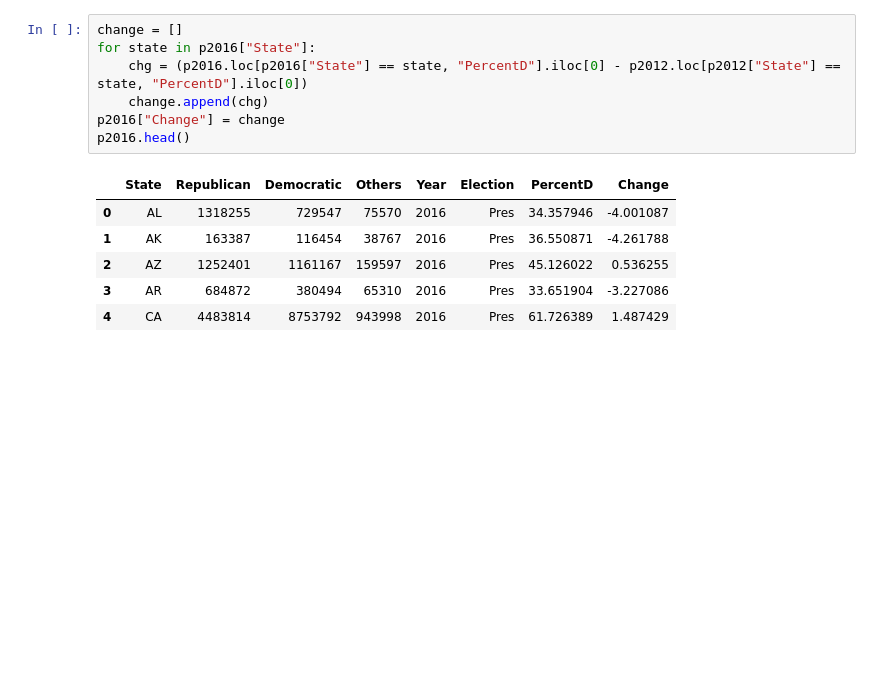
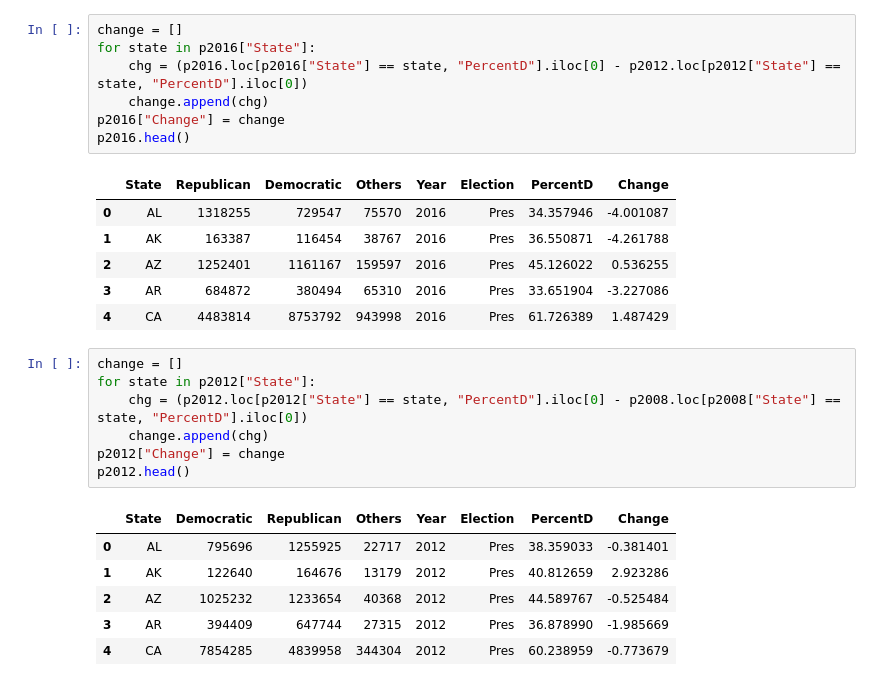
Before and after one commit to arhunt/elections_vs_bkgr_checks, a Jupyter notebook: pres_data_cleanup.ipynb, the cells around one changed output. Cells and saved outputs as stored; diff of their text form; blank space fills up the shorter version.

```diff
--- a/pres_data_cleanup.ipynb
+++ b/pres_data_cleanup.ipynb
@@ -387,3 +413,17 @@ p2016.head()
 | 2 | AZ | 1252401 | 1161167 | 159597 | 2016 | Pres | 45.126022 | 0.536255 |
 | 3 | AR | 684872 | 380494 | 65310 | 2016 | Pres | 33.651904 | -3.227086 |
 | 4 | CA | 4483814 | 8753792 | 943998 | 2016 | Pres | 61.726389 | 1.487429 |
+# %%
+change = []
+for state in p2012["State"]:
+    chg = (p2012.loc[p2012["State"] == state, "PercentD"].iloc[0] - p2008.loc[p2008["State"] == state, "PercentD"].iloc[0])
+    change.append(chg)
+p2012["Change"] = change
+p2012.head()
+# %% [output]
+|  | State | Democratic | Republican | Others | Year | Election | PercentD | Change |
+| 0 | AL | 795696 | 1255925 | 22717 | 2012 | Pres | 38.359033 | -0.381401 |
+| 1 | AK | 122640 | 164676 | 13179 | 2012 | Pres | 40.812659 | 2.923286 |
+| 2 | AZ | 1025232 | 1233654 | 40368 | 2012 | Pres | 44.589767 | -0.525484 |
+| 3 | AR | 394409 | 647744 | 27315 | 2012 | Pres | 36.878990 | -1.985669 |
+| 4 | CA | 7854285 | 4839958 | 344304 | 2012 | Pres | 60.238959 | -0.773679 |
```
Also changed, not shown: parts of 15 cells of this notebook.
